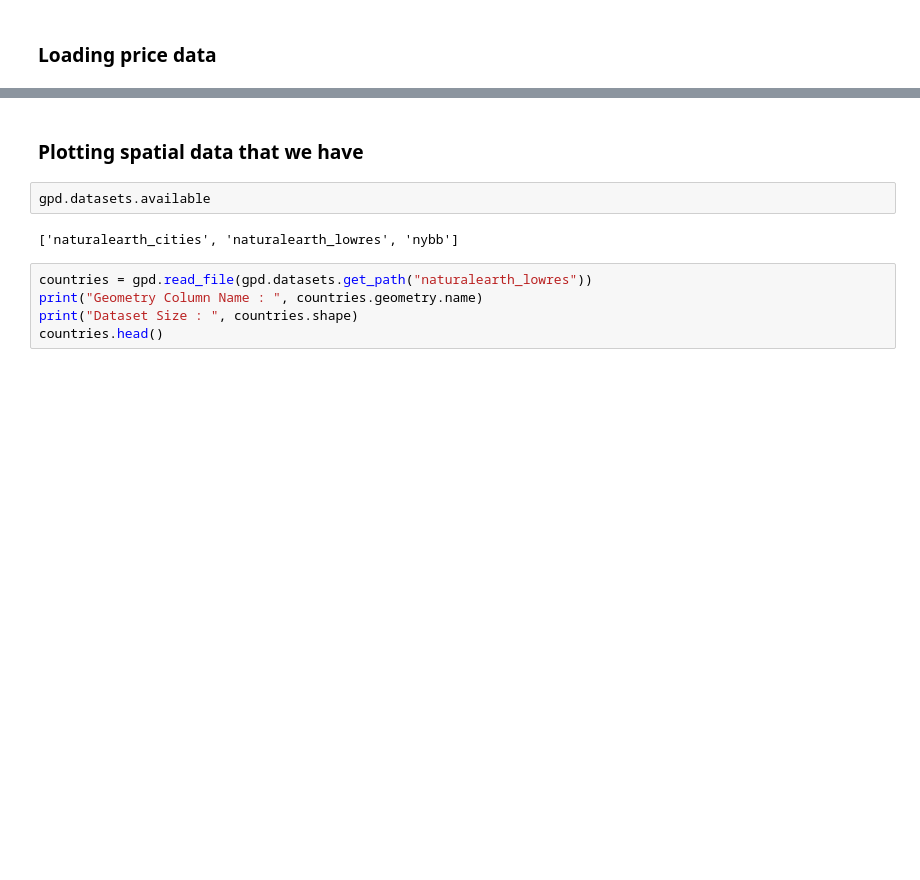
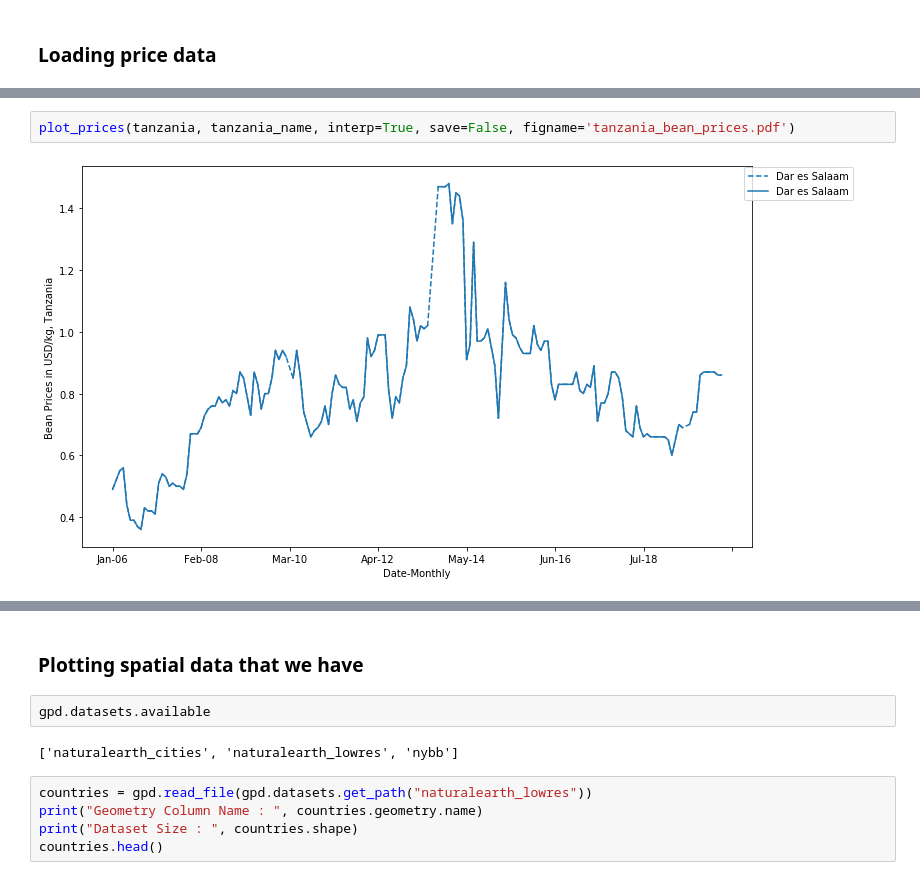
Before and after one commit to Jakidxav/ciat_bean_price_feature_importances, a Jupyter notebook: bean_price_feature_importances/bean_prices_eda.ipynb, the cells around one changed output, grey strips where cells are left out. Drawn from its saved outputs; the diff is of its cells as text; blank space fills up the shorter version.

```diff
--- a/bean_price_feature_importances/bean_prices_eda.ipynb
+++ b/bean_price_feature_importances/bean_prices_eda.ipynb
@@ -101,0 +127,4 @@ plot_prices(uganda_prices)
+# %%
+plot_prices(tanzania, tanzania_name, interp=True, save=False, figname='tanzania_bean_prices.pdf')
+# %% [output]
+[figure, added]
```
Also changed, not shown: parts of 31 cells of this notebook, 20 other files.
